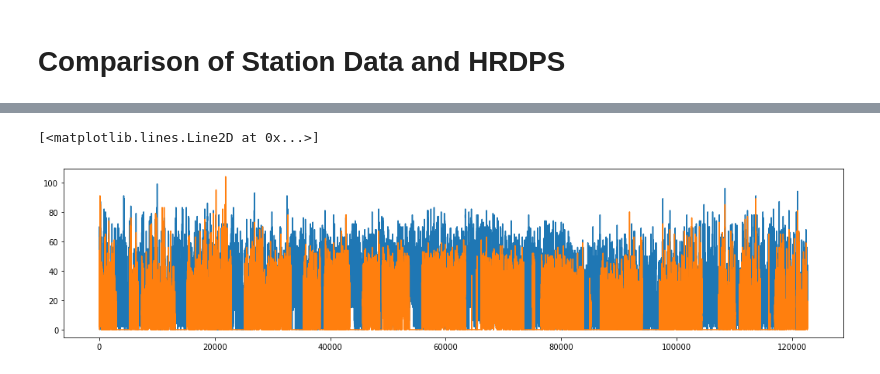
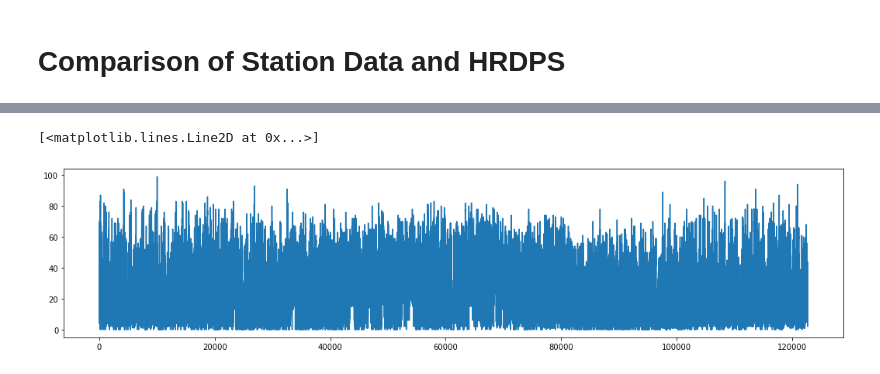
Before and after one commit to rbeutel/eosc510, a Jupyter notebook: Station_HRDPS.ipynb, the cells around one changed output, grey strips where cells are left out. Cells and saved outputs as stored; diff of their text form; code cells hidden in the pictures.

```diff
--- a/Station_HRDPS.ipynb
+++ b/Station_HRDPS.ipynb
@@ -30,8 +34,8 @@ Data variables:
 # %%
 #plot the wind data at both stations
 plt.figure(figsize=(18,4))
 plt.plot(racerocks['Wind Spd (km/h)'])
-plt.plot(sheringham['Wind Spd (km/h)']) #much more gaps in sheringham wind data (pressure is comparible), focus on racerocks
+#plt.plot(sheringham['Wind Spd (km/h)']) #much more gaps in sheringham wind data (pressure is comparible), focus on racerocks
 # %% [output]
 [<matplotlib.lines.Line2D at 0x...>]
-[figure, old version]
+[figure, new version]
```
Also changed, not shown: parts of 35 cells of this notebook, 4 other files.
